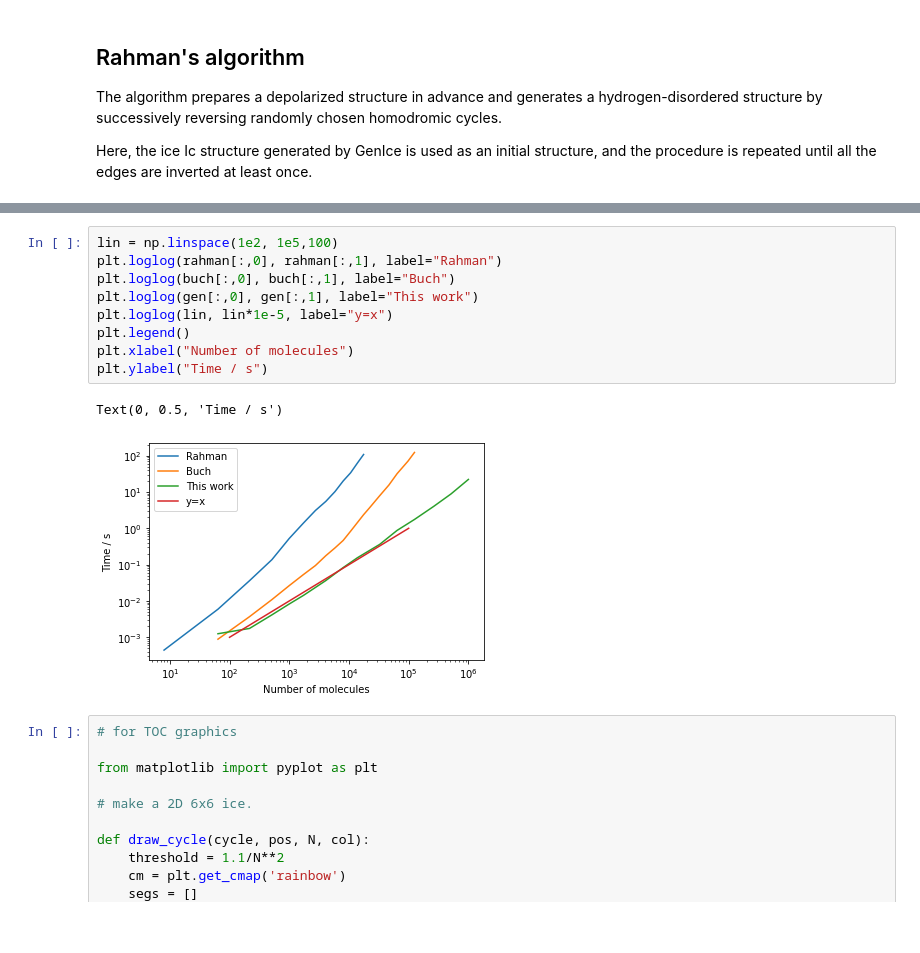
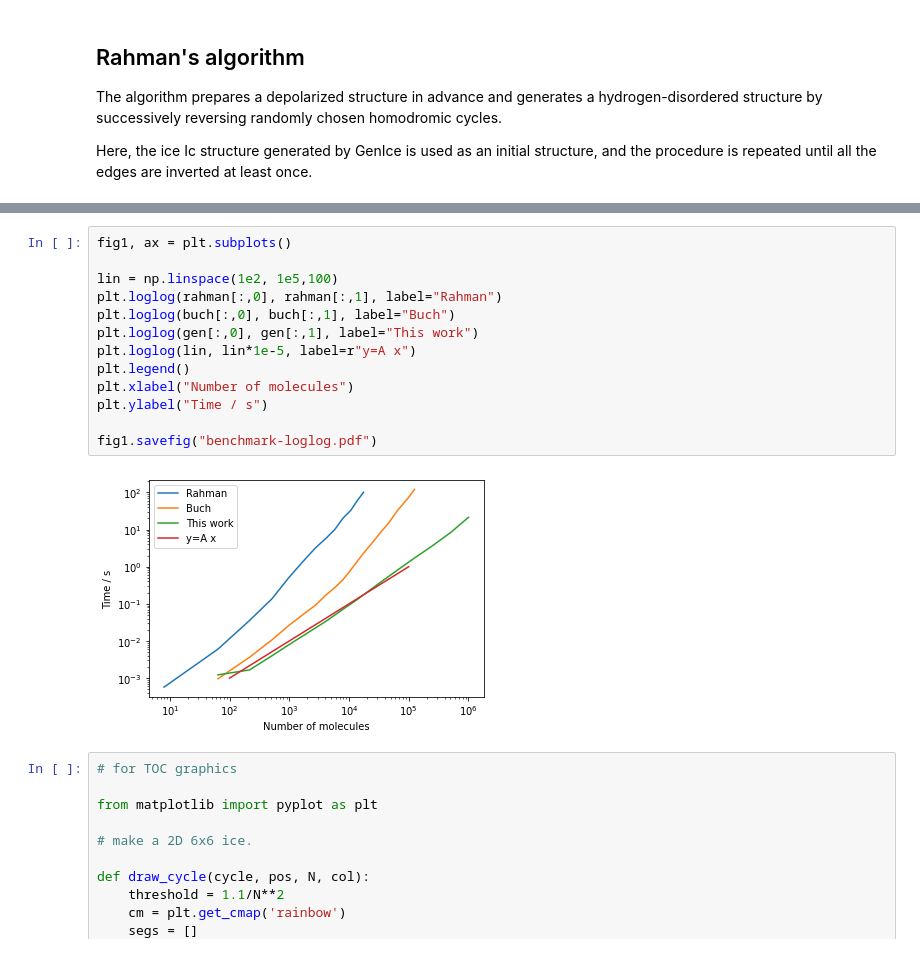
Before and after one commit to vitroid/TileCycles, a Jupyter notebook: TileCycles.ipynb, the cells around one changed output, grey strips where cells are left out. Saved outputs shown, nothing was run; the diff lists cells and outputs as text; blank space fills up the shorter version.

```diff
--- a/TileCycles.ipynb
+++ b/TileCycles.ipynb
@@ -265,15 +320,18 @@ Text(0, 0.5, 'Time / s')
 # %%
+fig1, ax = plt.subplots()
+
 lin = np.linspace(1e2, 1e5,100)
 plt.loglog(rahman[:,0], rahman[:,1], label="Rahman")
 plt.loglog(buch[:,0], buch[:,1], label="Buch")
 plt.loglog(gen[:,0], gen[:,1], label="This work")
-plt.loglog(lin, lin*1e-5, label="y=x")
+plt.loglog(lin, lin*1e-5, label=r"y=A x")
 plt.legend()
 plt.xlabel("Number of molecules")
 plt.ylabel("Time / s")
+
+fig1.savefig("benchmark-loglog.pdf")
 # %% [output]
-Text(0, 0.5, 'Time / s')
-[figure, old version]
+[figure, new version]
 # %%
 # for TOC graphics
 
```
Also changed, not shown: parts of 4 cells of this notebook, 12 other files.
